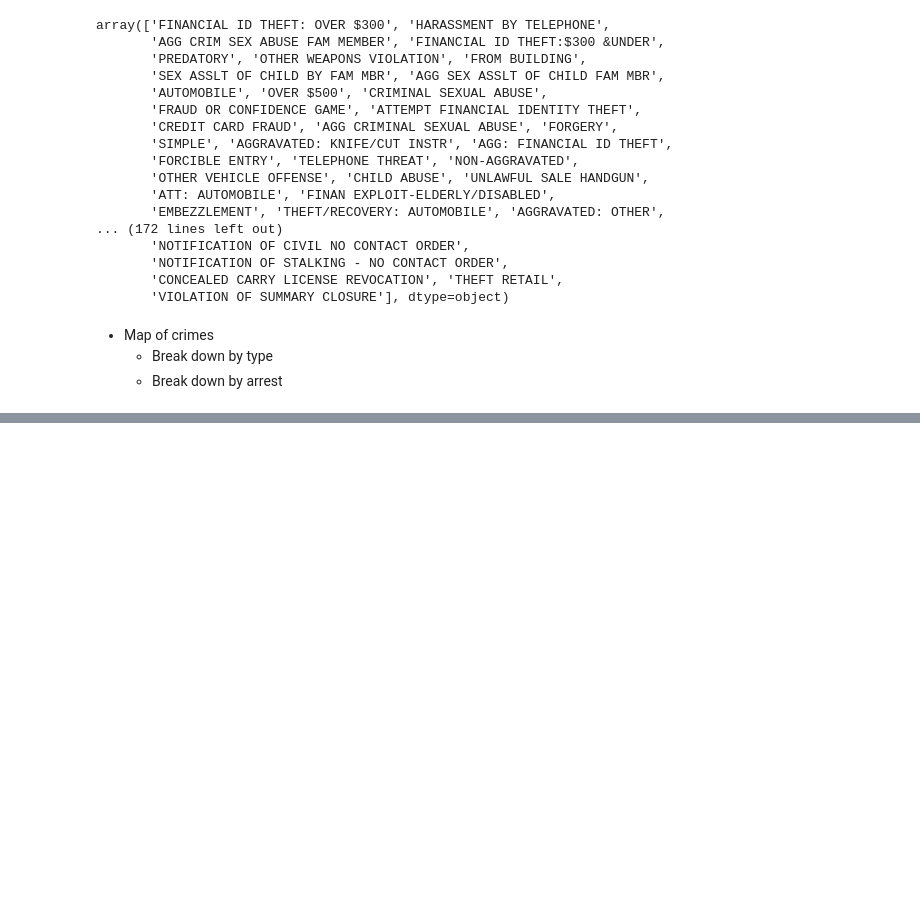
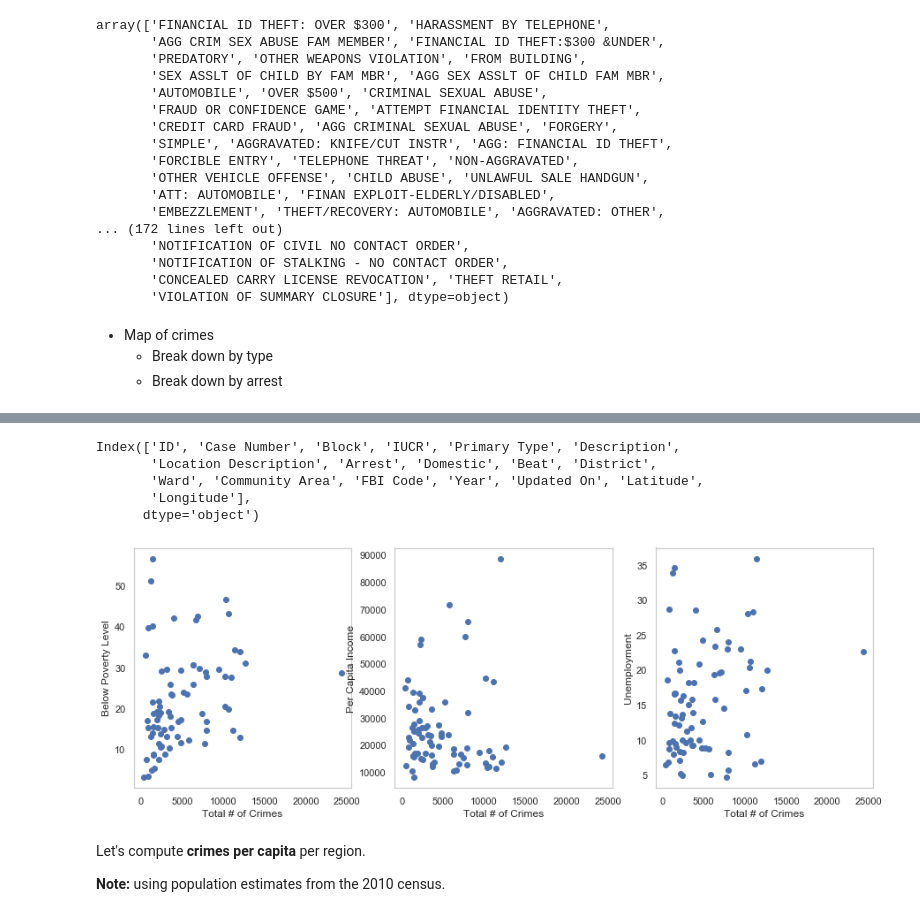
Before and after one commit to vbernardes/chicago-crime-dataviz, a Jupyter notebook: EDA.ipynb, the cells around one changed output, grey strips where cells are left out. Cells and saved outputs as stored; diff of their text form; code cells hidden in the pictures; blank space fills up the shorter version.

```diff
--- a/EDA.ipynb
+++ b/EDA.ipynb
@@ -335,0 +480,3 @@ crimes_df = pd.read_pickle('data/processed_data.pkl.zip')
+# %%
+eco_2008 = pd.read_pickle('data/external/Economic_Indicators_2012.pkl')
+eco_2008.head()
@@ -335,0 +491,30 @@ crimes_df = pd.read_pickle('data/processed_data.pkl.zip')
+# %%
+crimes_2008_2012 = crimes_df['2008':'2012']
+# %%
+crimes_2008_2012.columns
+# %% [output]
+Index(['ID', 'Case Number', 'Block', 'IUCR', 'Primary Type', 'Description',
+       'Location Description', 'Arrest', 'Domestic', 'Beat', 'District',
+       'Ward', 'Community Area', 'FBI Code', 'Year', 'Updated On', 'Latitude',
+       'Longitude'],
+      dtype='object')
+# %%
+eco_indicators_2008 = ['Below Poverty Level', 'Per Capita Income', 'Unemployment']
+# %%
+# total number of crimes per region
+fig, ax = plt.subplots(1, 3, figsize=(15,5))
+
+avg_crimes_2008_2012 = crimes_2008_2012.groupby(['Community Area', crimes_2008_2012.index.year]).size().groupby('Community Area').mean()
+
+for i, indicator in enumerate(eco_indicators_2008):
+#     ax_ix = (i//2, i%2)
+    ax[i].scatter(x=avg_crimes_2008_2012,
+                y=eco_2008[indicator])
+    ax[i].set_xlabel('Total # of Crimes')
+    ax[i].set_ylabel(indicator)
+# %% [output]
+[figure, added]
+# %% [markdown]
+Let's compute **crimes per capita** per region.
+
+**Note:** using population estimates from the 2010 census.
```
Also changed, not shown: parts of 31 cells of this notebook.
